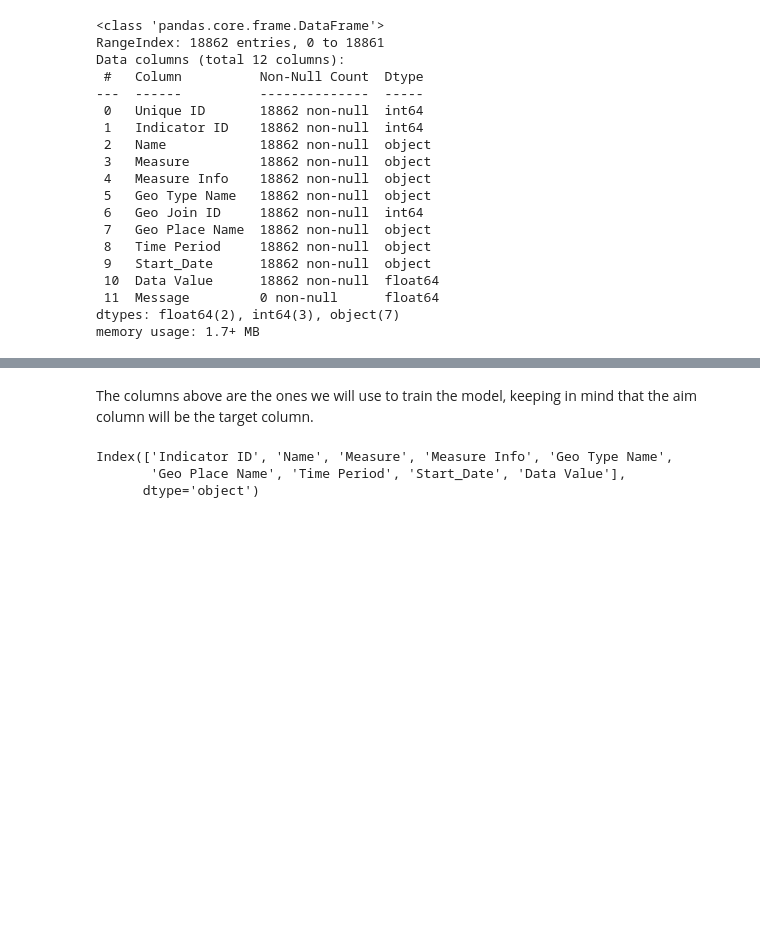
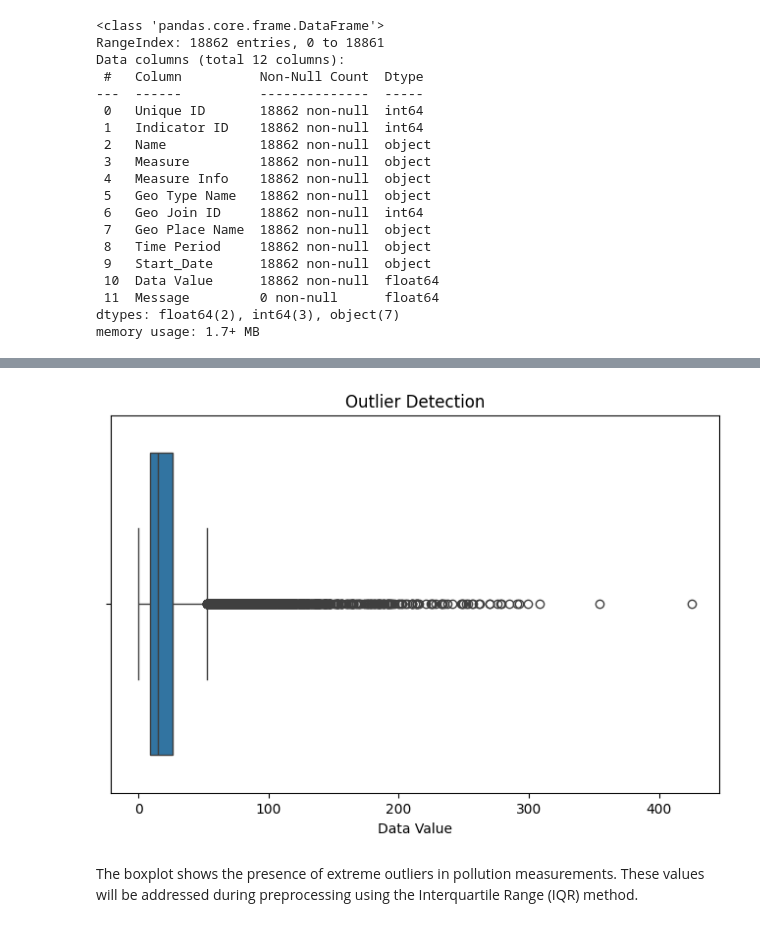
Before and after one commit to Santyago710/challenge2__3, a Jupyter notebook: notebooks/eda.ipynb, the cells around one changed output, grey strips where cells are left out. Saved outputs shown, nothing was run; the diff lists cells and outputs as text; code cells hidden in the pictures; blank space fills up the shorter version.

Commit message:
correction notebook and addition of the scrip of preprocessing

```diff
--- a/notebooks/eda.ipynb
+++ b/notebooks/eda.ipynb
@@ -61,4 +93,6 @@ We delete this collumns because this are not important for the model
 # %%
-
-df_clean.head()
+plt.figure(figsize=(8,5))
+sns.boxplot(x=df["Data Value"])
+plt.title("Outlier Detection")
+plt.show()
 # %% [output]
@@ -71,8 +99,6 @@ df_clean.head()
+[figure, added]
 # %% [markdown]
-The columns above are the ones we will use to train the model, keeping in mind that the aim column will be the target column.
+The boxplot shows the presence of extreme outliers in pollution measurements.
+These values will be addressed during preprocessing using the Interquartile Range (IQR) method.
 # %%
-df_clean.columns
+df["Start_Date"] = pd.to_datetime(df["Start_Date"])
-# %% [output]
-Index(['Indicator ID', 'Name', 'Measure', 'Measure Info', 'Geo Type Name',
-       'Geo Place Name', 'Time Period', 'Start_Date', 'Data Value'],
-      dtype='object')
```
Also changed, not shown: parts of 32 cells of this notebook, 3 other files.
